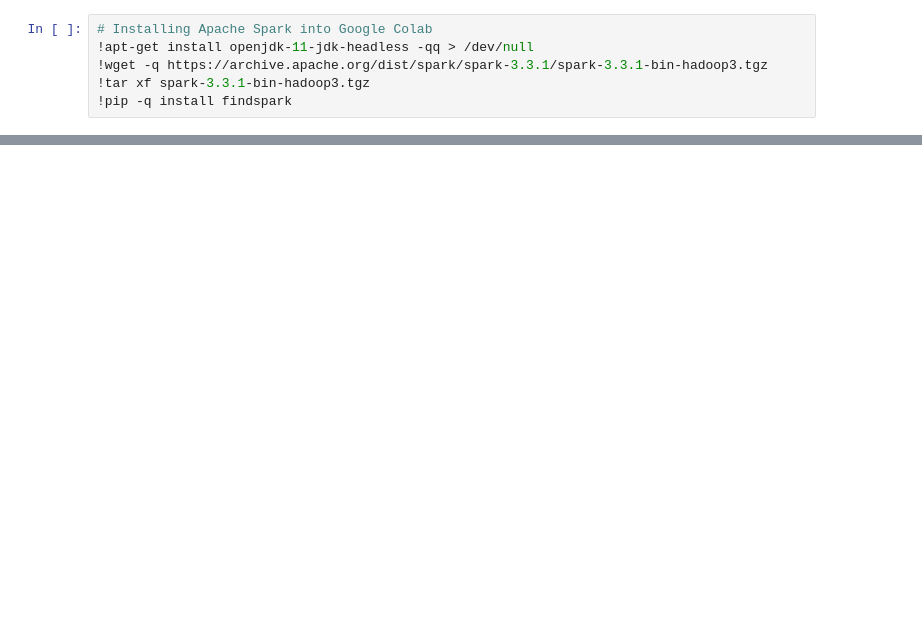
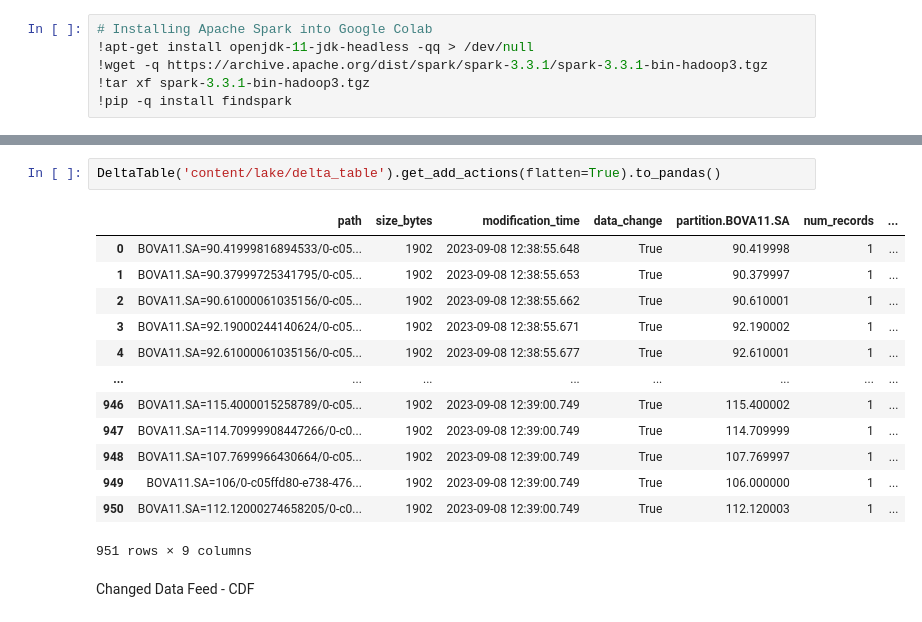
Before and after one commit to cantaruttim/Deltalake, a Jupyter notebook: Deltalake_Building.ipynb, the cells around one changed output, grey strips where cells are left out. Saved outputs shown, nothing was run; the diff lists cells and outputs as text; blank space fills up the shorter version.

```diff
--- a/Deltalake_Building.ipynb
+++ b/Deltalake_Building.ipynb
@@ -27,0 +103,18 @@ Resolving deltas: 100% (1/1), done.
+# %%
+DeltaTable('content/lake/delta_table').get_add_actions(flatten=True).to_pandas()
+# %% [output]
+|  | path | size_bytes | modification_time | data_change | partition.BOVA11.SA | num_records | ... |
+| 0 | BOVA11.SA=90.41999816894533/0-c05... | 1902 | 2023-09-08 12:38:55.648 | True | 90.419998 | 1 | ... |
+| 1 | BOVA11.SA=90.37999725341795/0-c05... | 1902 | 2023-09-08 12:38:55.653 | True | 90.379997 | 1 | ... |
+| 2 | BOVA11.SA=90.61000061035156/0-c05... | 1902 | 2023-09-08 12:38:55.662 | True | 90.610001 | 1 | ... |
+| 3 | BOVA11.SA=92.19000244140624/0-c05... | 1902 | 2023-09-08 12:38:55.671 | True | 92.190002 | 1 | ... |
+| 4 | BOVA11.SA=92.61000061035156/0-c05... | 1902 | 2023-09-08 12:38:55.677 | True | 92.610001 | 1 | ... |
+| ... | ... | ... | ... | ... | ... | ... | ... |
+| 946 | BOVA11.SA=115.4000015258789/0-c05... | 1902 | 2023-09-08 12:39:00.749 | True | 115.400002 | 1 | ... |
+| 947 | BOVA11.SA=114.70999908447266/0-c0... | 1902 | 2023-09-08 12:39:00.749 | True | 114.709999 | 1 | ... |
+| 948 | BOVA11.SA=107.7699966430664/0-c05... | 1902 | 2023-09-08 12:39:00.749 | True | 107.769997 | 1 | ... |
+| 949 | BOVA11.SA=106/0-c05ffd80-e738-476... | 1902 | 2023-09-08 12:39:00.749 | True | 106.000000 | 1 | ... |
+| 950 | BOVA11.SA=112.12000274658205/0-c0... | 1902 | 2023-09-08 12:39:00.749 | True | 112.120003 | 1 | ... |
+951 rows × 9 columns
+# %% [markdown]
+Changed Data Feed - CDF
```
Also changed, not shown: parts of 24 cells of this notebook.
